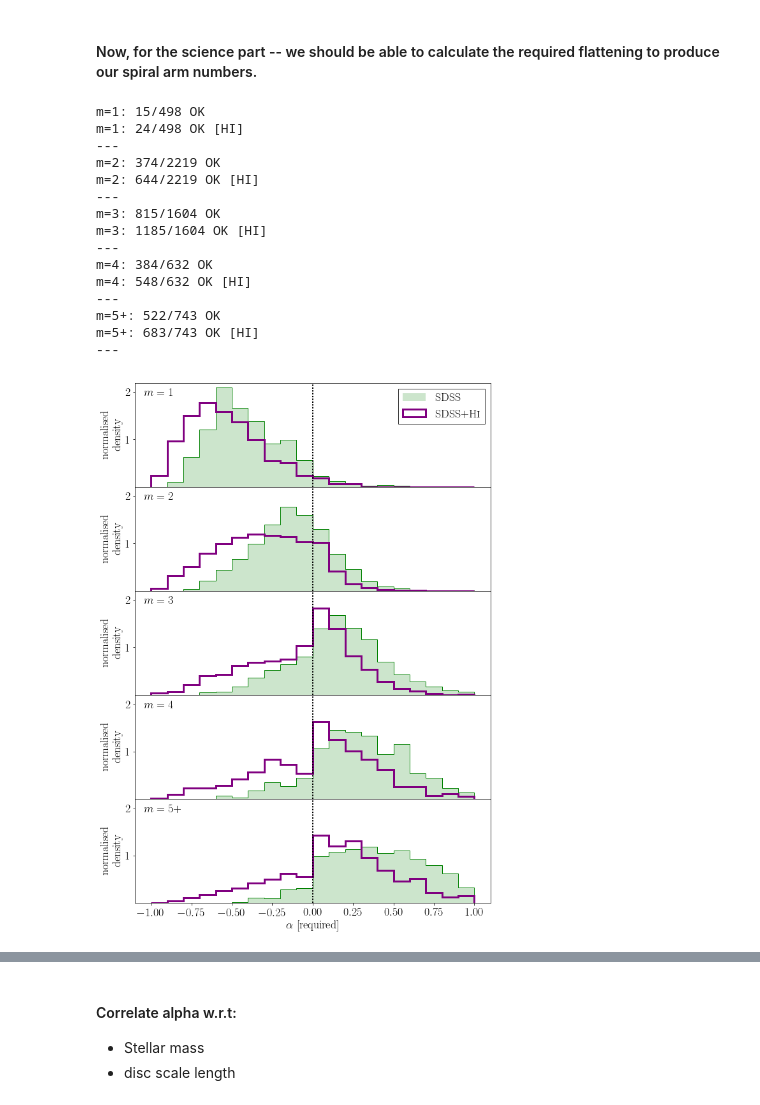
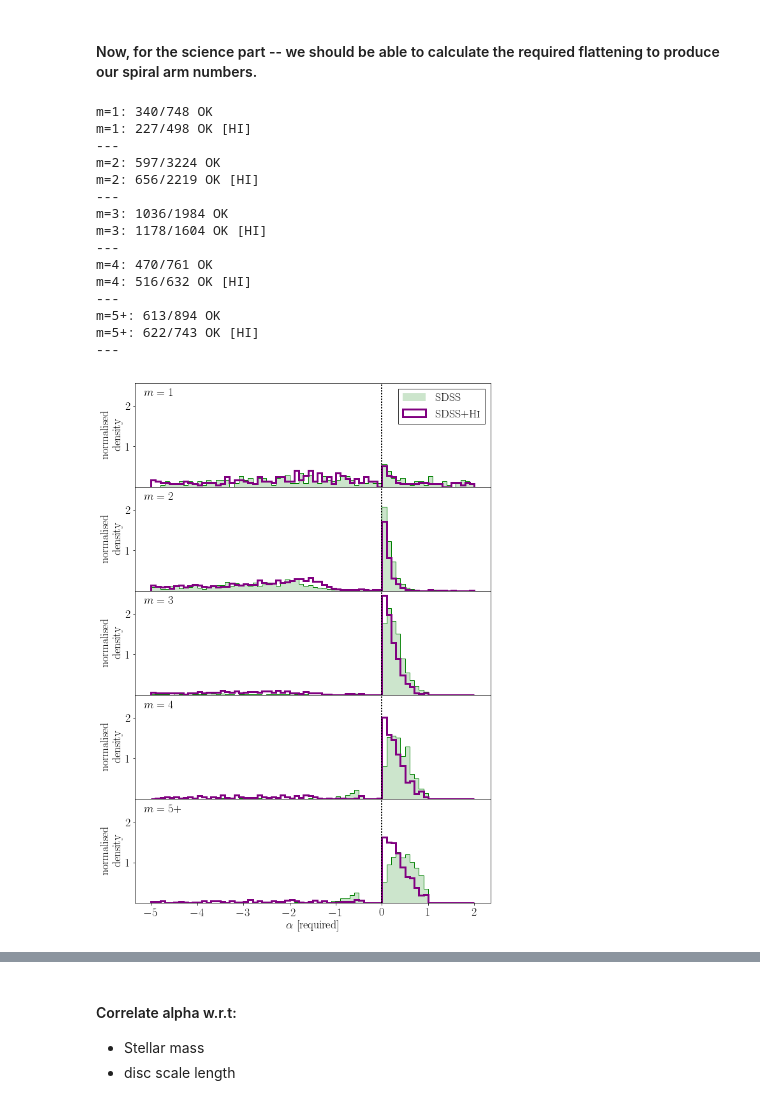
Before and after one commit to RossHart/Donghia_paper, a Jupyter notebook: halo_flattening.ipynb, the cells around one changed output, grey strips where cells are left out. Saved outputs shown, nothing was run; the diff lists cells and outputs as text; code cells hidden in the pictures.

```diff
--- a/halo_flattening.ipynb
+++ b/halo_flattening.ipynb
@@ -137,15 +140,0 @@ def m_predicted(m_burkert,m_hernquist,alpha=1):
-# %%
-mask = sample_ok.copy()
-#mask = secure_sample.copy()
-
-# Gassed
-m_observed = morph_data['m_avg']
-m_burkert_hi = halo_w_gas['m_burkert_2R_d']
-m_hernquist_hi = halo_w_gas['m_hernquist_2R_d']
-alphas_hi = calculate_alpha(m_observed,m_burkert_hi,m_hernquist_hi)
-
-# Gasless
-m_observed = morph_data['m_avg']
-m_burkert = halo_data['m_burkert_2R_d']
-m_hernquist = halo_data['m_hernquist_2R_d']
-alphas = calculate_alpha(m_observed,m_burkert,m_hernquist)
@@ -152,61 +201,72 @@ alphas = calculate_alpha(m_observed,m_burkert,m_hernquist)
+# %%
+in_sdss = masks['z<0.085 (unbarred spiral)']
+in_sdss_hi = masks['z<0.085 (+HI unbarred spiral)']
+
+#columns = ['z<0.055','unbarred','spiral_ok','axial_ok']
+#hi_columns = ['z<0.055 (+HI)','unbarred','spiral_ok','axial_ok']
+
+#in_sdss = np.all([masks[c] for c in columns],axis=0)
+#in_sdss_hi = np.all([masks[c] for c in columns],axis=0)
 # %%
 # what alpha do we need vs. spiral arm number
 
-m_values = morph_data[sample_ok]['m']
+m_values = morph_data['m']
 
 fig, axarr = plt.subplots(5,1,figsize=(10,15),sharex=True,sharey=True)
 colors = ('orange','r','m','g','b')
 mlabels = ('1','2','3','4','5+')
-bins = np.linspace(-1,1,21)
+bins = np.linspace(-5,2,71)
 
 for m in range(5):
     ax = axarr[m]
     plt.sca(ax)
 
-    in_m = m_values == m+1
-    alpha_m = alphas[sample_ok][in_m]
-    alpha_hi_m = alphas_hi[sample_ok][in_m]
+    in_m = m_values[in_sdss] == m+1
+    in_m_hi = m_values[in_sdss_hi] == m+1
+
+    alpha_m = alphas[in_sdss][in_m]
+    alpha_hi_m = alphas_hi[in_sdss_hi][in_m_hi]
 
     _ = ax.hist(alpha_hi_m,bins,normed=True,
                 color='g',alpha=0.2,histtype='stepfilled',label='SDSS')
     _ = ax.hist(alpha_hi_m,bins,normed=True,
                 color='g',lw=1,histtype='step',label='_nolegend_')
     _ = ax.hist(alpha_m,bins,normed=True,
                 color='purple',histtype='step',lw=3,
                 label=r'SDSS+H\textsc{i}')
     _ = ax.set_ylabel('normalised \n density')
     _ = ax.text(0.025,0.95,'$m={}$'.format(mlabels[m]),
                 transform=ax.transAxes,ha='left',va='top')
     _ = plt.axvline(0,color='k',lw=2,linestyle='dotted')
 
     print('m={}: {}/{} OK'.format(mlabels[m],(alpha_m>0).sum(),
                                   len(alpha_m)))
     print('m={}: {}/{} OK [HI]'.format(mlabels[m],(alpha_hi_m>0).sum(),
                                        len(alpha_hi_m)))
     print('---')
 
 _ = axarr[0].legend(loc='upper right',fancybox=False,edgecolor='k')
 axarr[-1].set_xlabel(r'$\alpha$ [required]')
 
 #fig.tight_layout()
 fig.subplots_adjust(hspace=0)
 # %% [output]
-m=1: 15/498 OK
-m=1: 24/498 OK [HI]
+m=1: 340/748 OK
+m=1: 227/498 OK [HI]
 ---
-m=2: 374/2219 OK
-m=2: 644/2219 OK [HI]
+m=2: 597/3224 OK
+m=2: 656/2219 OK [HI]
 ---
-m=3: 815/1604 OK
-m=3: 1185/1604 OK [HI]
+m=3: 1036/1984 OK
+m=3: 1178/1604 OK [HI]
 ---
-m=4: 384/632 OK
-m=4: 548/632 OK [HI]
+m=4: 470/761 OK
+m=4: 516/632 OK [HI]
 ---
-m=5+: 522/743 OK
-m=5+: 683/743 OK [HI]
+m=5+: 613/894 OK
+m=5+: 622/743 OK [HI]
 ---
-[figure, old version]
+[figure, new version]
 # %%
 # Now: how does alpha correlate with M/M_DMO [0.01R200]
 
```
Also changed, not shown: parts of 26 cells of this notebook, 1 other file.
